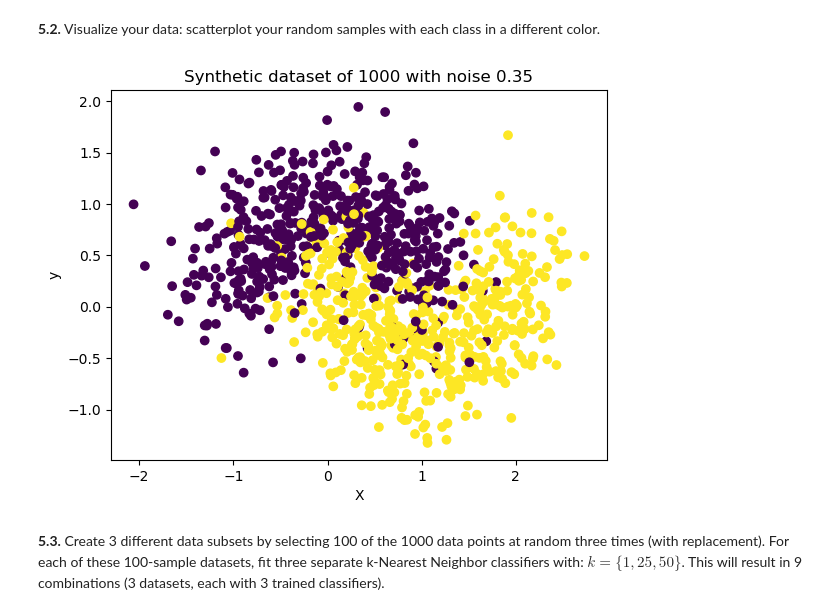
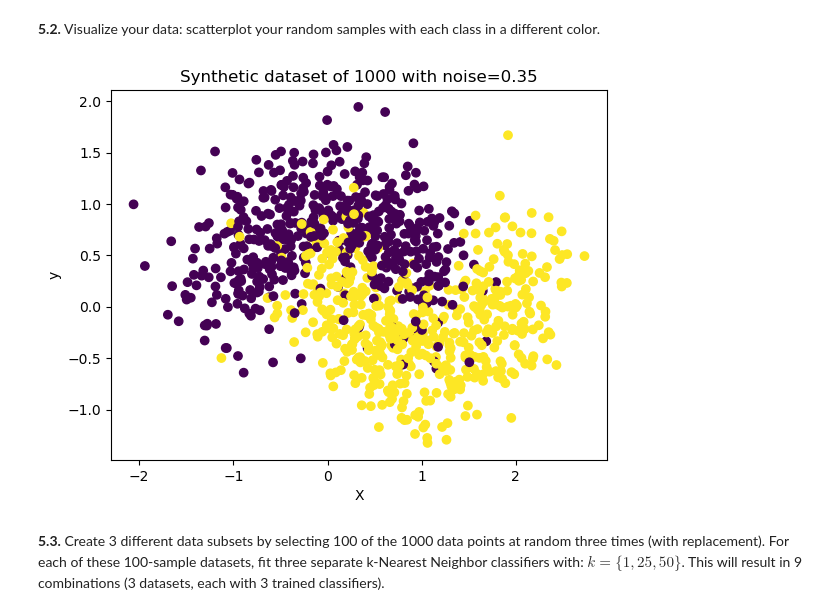
Before and after one commit to cathylyirang/IDS_705_ML, a Jupyter notebook: Assignment_2/assignment2.ipynb, the cells around one changed output. Drawn from its saved outputs; the diff is of its cells as text; code cells hidden in the pictures.

```diff
--- a/Assignment_2/assignment2.ipynb
+++ b/Assignment_2/assignment2.ipynb
@@ -449,15 +449,15 @@ class in a different color.
 # %%
 import matplotlib.pyplot as plt
 
 x_coords = X_all[:, 0]
 y_coords = X_all[:, 1]
 plt.scatter(x_coords, y_coords, c=y_all, cmap="viridis")
-plt.title("Synthetic dataset of 1000 with noise 0.35")
+plt.title("Synthetic dataset of 1000 with noise=0.35")
 plt.xlabel("X")
 plt.ylabel("y")
 plt.show()
 # %% [output]
-[figure, old version]
+[figure, new version]
 # %% [markdown]
 **5.3.** Create 3 different data subsets by selecting 100 of the 1000
 data points at random three times (with replacement). For each of these
```
Also changed, not shown: parts of 3 cells of this notebook, 1 other file.
